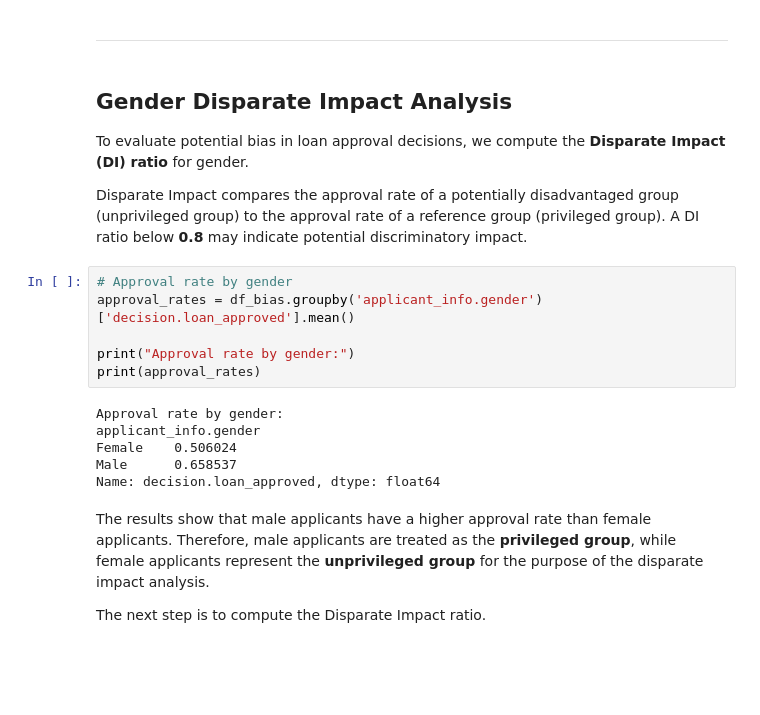
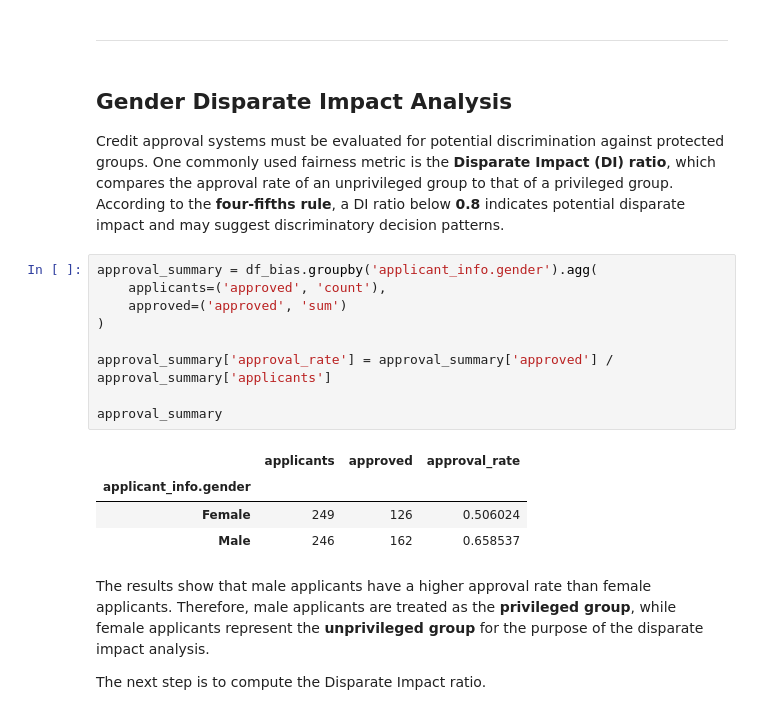
Before and after one commit to Luciamusizzano/dego-project-team1, a Jupyter notebook: notebooks/02-bias-analysis.ipynb, the cells around one changed output. Drawn from its saved outputs; the diff is of its cells as text; blank space fills up the shorter version.

Commit message:
Improvements in the Gender Disparate Impact Analysis section

```diff
--- a/notebooks/02-bias-analysis.ipynb
+++ b/notebooks/02-bias-analysis.ipynb
@@ -141,21 +141,24 @@ Name: count, dtype: int64
 # %% [markdown]
 ## Gender Disparate Impact Analysis
 
-To evaluate potential bias in loan approval decisions, we compute the **Disparate Impact (DI) ratio** for gender.
-
-Disparate Impact compares the approval rate of a potentially disadvantaged group (unprivileged group) to the approval rate of a reference group (privileged group). A DI ratio below **0.8** may indicate potential discriminatory impact.
+Credit approval systems must be evaluated for potential discrimination against protected groups.
+One commonly used fairness metric is the **Disparate Impact (DI) ratio**, which compares the
+approval rate of an unprivileged group to that of a privileged group. According to the **four-fifths rule**, a DI ratio below **0.8** indicates potential
+disparate impact and may suggest discriminatory decision patterns.
-# %%
-# Approval rate by gender
-approval_rates = df_bias.groupby('applicant_info.gender')['decision.loan_approved'].mean()
-
-print("Approval rate by gender:")
-print(approval_rates)
-# %% [output]
-Approval rate by gender:
-applicant_info.gender
-Female    0.506024
-Male      0.658537
-Name: decision.loan_approved, dtype: float64
+# %%
+approval_summary = df_bias.groupby('applicant_info.gender').agg(
+    applicants=('approved', 'count'),
+    approved=('approved', 'sum')
+)
+
+approval_summary['approval_rate'] = approval_summary['approved'] / approval_summary['applicants']
+
+approval_summary
+# %% [output]
+|  | applicants | approved | approval_rate |
+| applicant_info.gender |  |  |  |
+| Female | 249 | 126 | 0.506024 |
+| Male | 246 | 162 | 0.658537 |
 # %% [markdown]
 The results show that male applicants have a higher approval rate than female applicants. Therefore, male applicants are treated as the **privileged group**, while female applicants represent the **unprivileged group** for the purpose of the disparate impact analysis.
 
```
Also changed, not shown: parts of 17 cells of this notebook.
